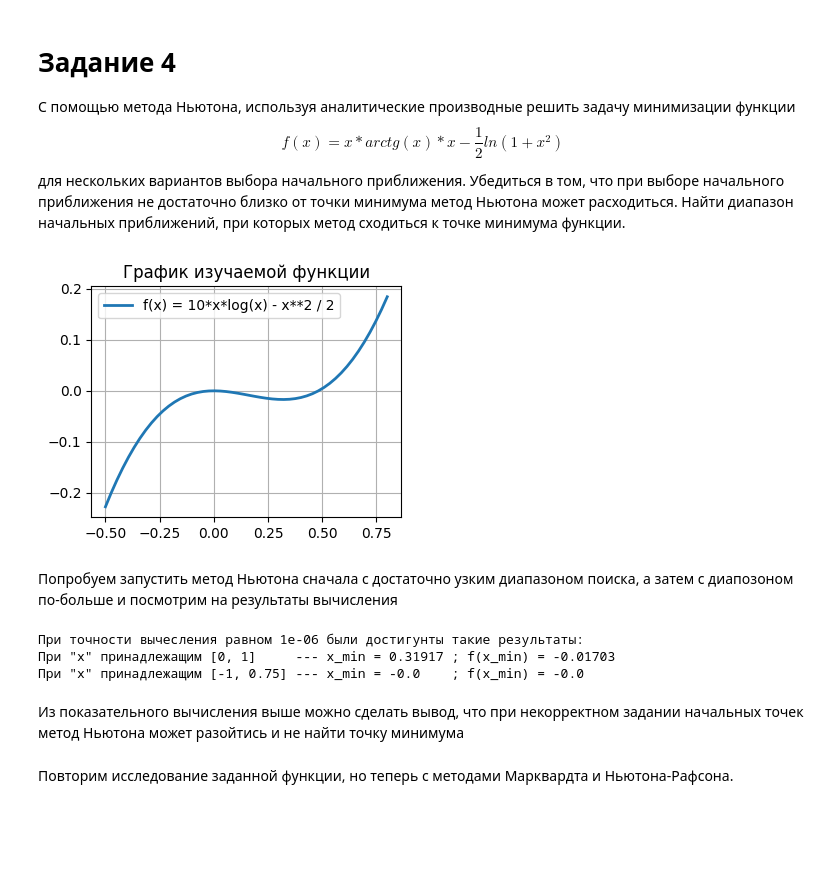
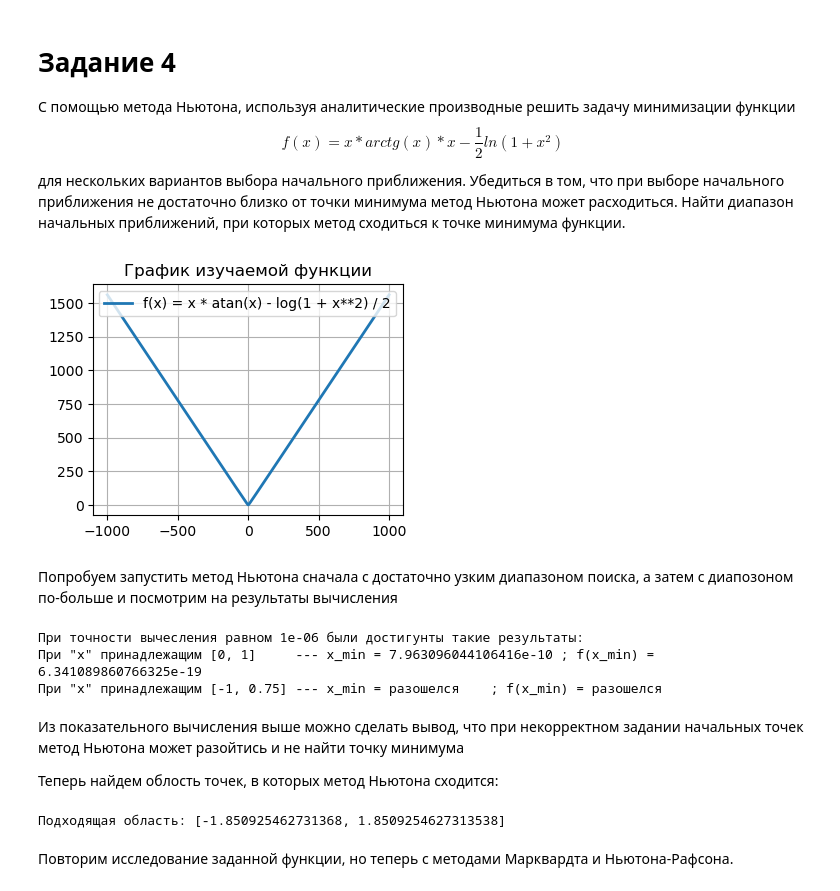
Before and after one commit to niceguy135/optimization_labs, a Jupyter notebook: Lab1.ipynb, the cells around one changed output. Saved outputs shown, nothing was run; the diff lists cells and outputs as text; code cells hidden in the pictures; blank space fills up the shorter version.

```diff
--- a/Lab1.ipynb
+++ b/Lab1.ipynb
@@ -475,23 +482,23 @@ $$
 # %%
 from sympy import atan, log
 
-research_function = x * atan(x) * x - log(1 + x**2) / 2
+research_function = x * atan(x) - log(1 + x**2) / 2
 
-x_steps = np.linspace(-0.5, .8, 50)
+x_steps = np.linspace(-1000, 1000, 500)
 y_values = list(map(lambdify(x, research_function), x_steps))
 
 plt.rcParams['figure.figsize'] = [4, 3]
 fig, ax = plt.subplots()
 
 line = ax.plot(x_steps, y_values, linewidth=2.0)
-line[0].set_label("f(x) = 10*x*log(x) - x**2 / 2")
+line[0].set_label("f(x) = x * atan(x) - log(1 + x**2) / 2")
 
 ax.legend()
 plt.title("График изучаемой функции")
 plt.grid()
 plt.show()
 # %% [output]
-[figure, old version]
+[figure, new version]
 # %% [markdown]
 Попробуем запустить метод Ньютона сначала с достаточно узким диапазоном поиска, а затем с диапозоном по-больше и посмотрим на результаты вычисления
 # %%
@@ -520,21 +532,51 @@ def newton_method_research(func, x_mid, eps):
 
     return x_next, lambdify(x, func)(x_next), computes
 # %%
-result_1 = newton_method_research(research_function, 0.5, research_eps)
-result_2 = newton_method_research(research_function, 0.1, research_eps)
+try:
+    result_1 = newton_method_research(research_function, 1, research_eps)
+except:
+    result_1 = ("разошелся","разошелся")
+try:
+    result_2 = newton_method_research(research_function, 2, research_eps)
+except:
+    result_2 = ("разошелся","разошелся")
 
 text_to_print = f"""
 При точности вычесления равном {research_eps} были достигунты такие результаты:
-При \"х\" принадлежащим [0, 1]     --- x_min = {round(result_1[0], 5)} ; f(x_min) = {round(result_1[1], 5)}
-При \"х\" принадлежащим [-1, 0.75] --- x_min = {round(result_2[0], 5)}    ; f(x_min) = {round(result_2[1], 5)}
+При \"х\" принадлежащим [0, 1]     --- x_min = {result_1[0]} ; f(x_min) = {result_1[1]}
+При \"х\" принадлежащим [-1, 0.75] --- x_min = {result_2[0]}    ; f(x_min) = {result_2[1]}
 """
 print(text_to_print)
 # %% [output]
 При точности вычесления равном 1e-06 были достигунты такие результаты:
-При "х" принадлежащим [0, 1]     --- x_min = 0.31917 ; f(x_min) = -0.01703
-При "х" принадлежащим [-1, 0.75] --- x_min = -0.0    ; f(x_min) = -0.0
+При "х" принадлежащим [0, 1]     --- x_min = 7.963096044106416e-10 ; f(x_min) = 6.341089860766325e-19
+При "х" принадлежащим [-1, 0.75] --- x_min = разошелся    ; f(x_min) = разошелся
 # %% [markdown]
 Из показательного вычисления выше можно сделать вывод, что при некорректном задании начальных точек метод Ньютона может разойтись и не найти точку минимума
+
+Теперь найдем облость точек, в которых метод Ньютона сходится:
+# %%
+from numpy import linspace
+
+eps = .1
+left_bound, right_bound = -100, 100
+dots_count = int((right_bound - left_bound)/.1)
+
+good_dots = []
+for dot in linspace(left_bound, right_bound, dots_count):
+    try:
+        newton_method_research(research_function, dot,  eps)
+    except Exception:
+        if len(good_dots) >= 2:
+            break
+        else:
+            continue
+
+    good_dots.append(dot)
+
+print(f"Подходящая область: [{good_dots[0]}, {good_dots[-1]}]")
+# %% [output]
+Подходящая область: [-1.850925462731368, 1.8509254627313538]
 # %%
 def newton_rafson_method(func, x_mid, eps):
     """
```
Also changed, not shown: parts of 11 cells of this notebook.
